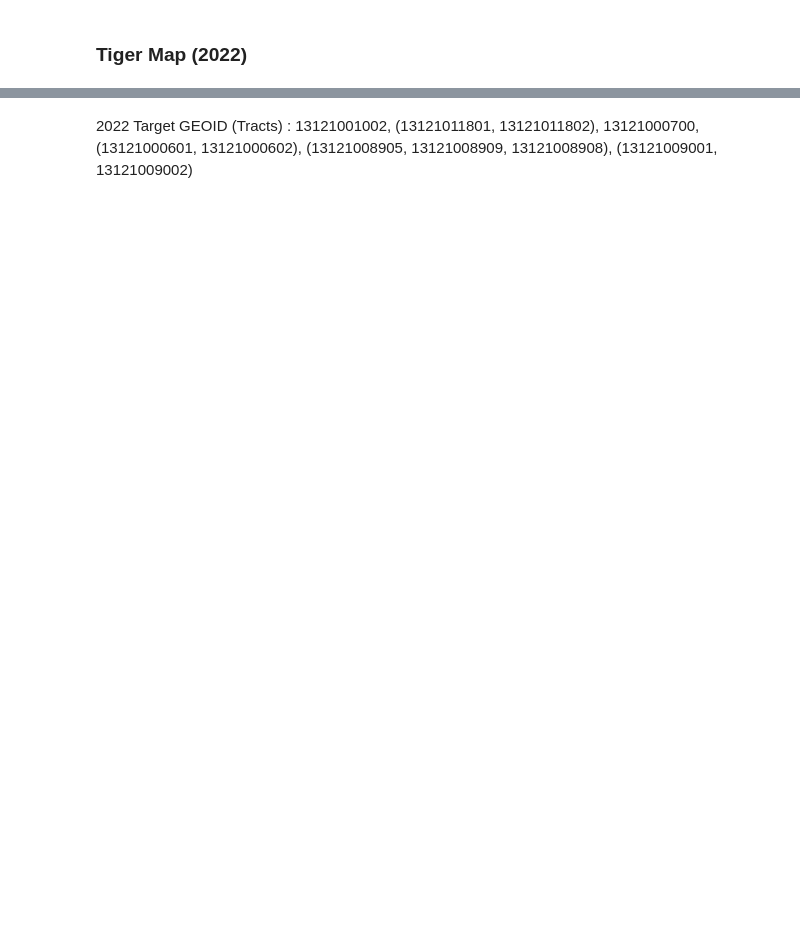
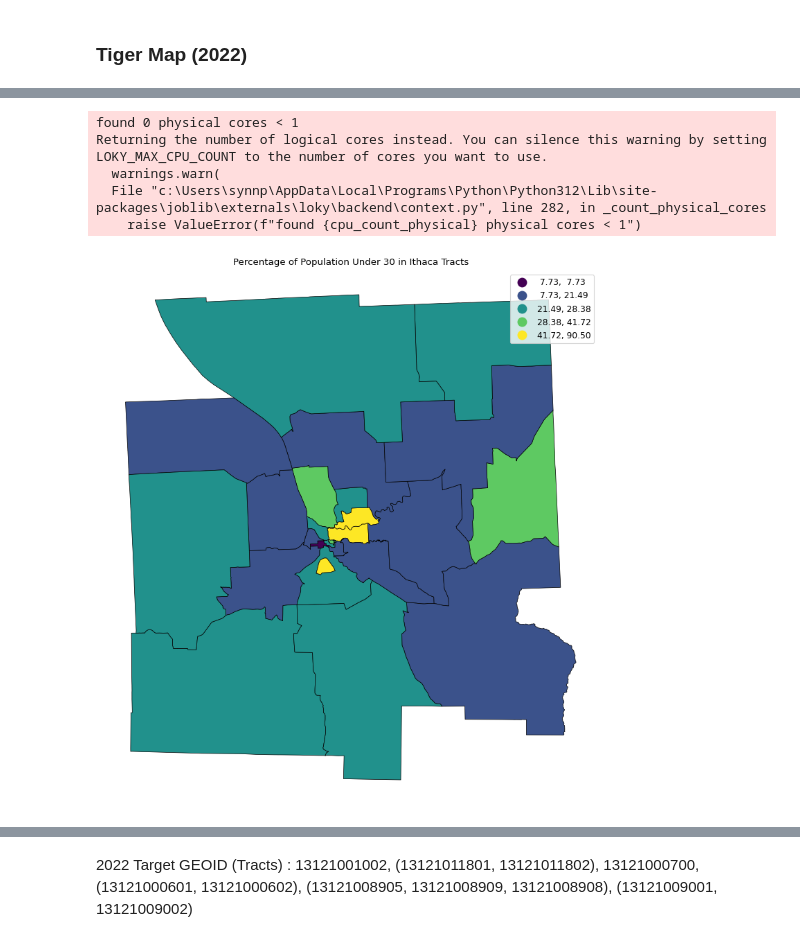
Before and after one commit to Synn-Arch/GreyIthaca, a Jupyter notebook: data_analysis/Ithaca_Analysis.ipynb, the cells around one changed output, grey strips where cells are left out. Saved outputs shown, nothing was run; the diff lists cells and outputs as text; code cells hidden in the pictures; blank space fills up the shorter version.

```diff
--- a/data_analysis/Ithaca_Analysis.ipynb
+++ b/data_analysis/Ithaca_Analysis.ipynb
@@ -65,0 +129,2 @@ atlanta_citylimits.plot()
+# %%
+ithaca_tracts_2022 = ithaca_tracts_2022.drop(['STATEFP', 'COUNTYFP', 'TRACTCE', 'NAME', 'NAMELSAD', 'FUNCSTAT', 'ALAND', 'AWATER', 'INTPTLAT', 'INTPTLON','MTFCC'], axis=1)
@@ -65,0 +151,4 @@ atlanta_citylimits.plot()
+# %%
+it_final_demo = age_groups_df.merge(ithaca_tracts_2022, left_on = 'GEOID', right_on = 'GEOID')
+# %%
+it_final_demo=gpd.GeoDataFrame(it_final_demo, geometry='geometry')
@@ -65,0 +175,6 @@ atlanta_citylimits.plot()
+# %%
+# Calculate the population under 30
+it_final_demo['under_30'] = it_final_demo['under_10'] + it_final_demo['teens'] + it_final_demo['twenties']
+
+# Calculate the percentage of population under 30
+it_final_demo['under_30_percentage'] = (it_final_demo['under_30'] / it_final_demo['total']) * 100
@@ -65,0 +183,19 @@ atlanta_citylimits.plot()
+# %%
+scheme = mapclassify.NaturalBreaks(it_final_demo['under_30_percentage'], k=5)
+
+# Plot the map
+fig, ax = plt.subplots(1, 1, figsize=(10, 10))
+it_final_demo.plot(column='under_30_percentage', cmap='viridis', scheme='NaturalBreaks',
+                   k=5, legend=True, edgecolor='black', linewidth=0.5, ax=ax,
+                   classification_kwds={'k': 5})
+ax.set_title("Percentage of Population Under 30 in Ithaca Tracts")
+ax.set_axis_off()
+
+plt.show()
+# %% [output]
+found 0 physical cores < 1
+Returning the number of logical cores instead. You can silence this warning by setting LOKY_MAX_CPU_COUNT to the number of cores you want to use.
+  warnings.warn(
+  File "c:\Users\synnp\AppData\Local\Programs\Python\Python312\Lib\site-packages\joblib\externals\loky\backend\context.py", line 282, in _count_physical_cores
+    raise ValueError(f"found {cpu_count_physical} physical cores < 1")
+[figure, added]
```
Also changed, not shown: parts of 20 cells of this notebook, 3 other files.
